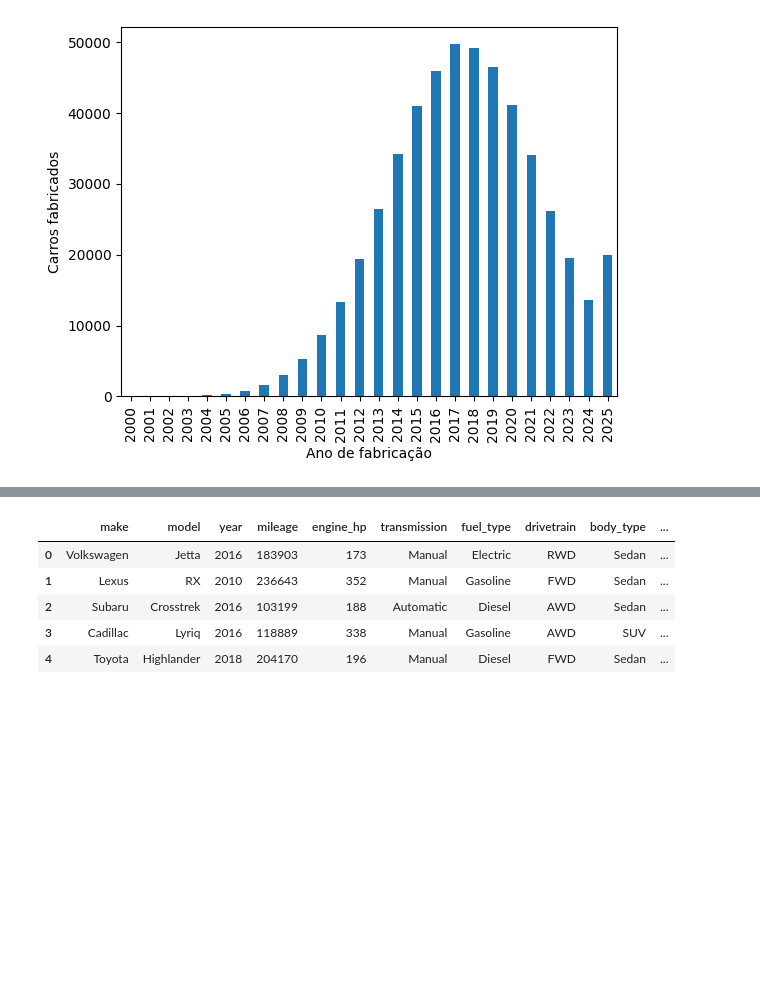
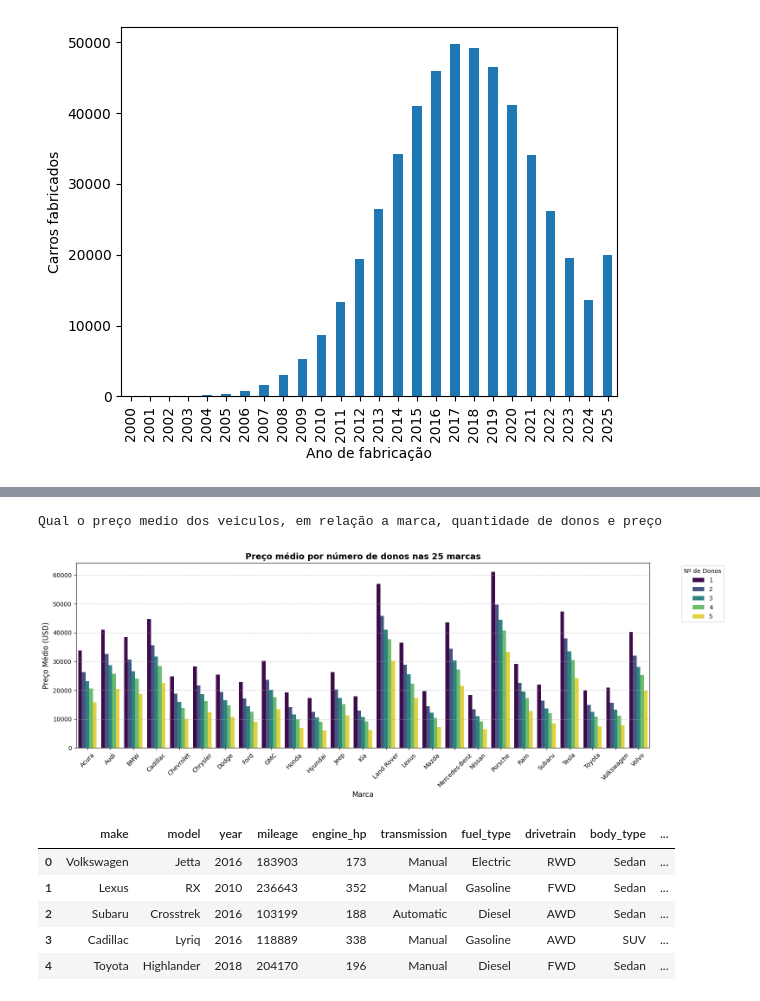
Before and after one commit to Erc-prog-xD/CienciaDeDados, a Jupyter notebook: notebooks/vehicle-notebook.ipynb, the cells around one changed output, grey strips where cells are left out. Drawn from its saved outputs; the diff is of its cells as text; code cells hidden in the pictures; blank space fills up the shorter version.

```diff
--- a/notebooks/vehicle-notebook.ipynb
+++ b/notebooks/vehicle-notebook.ipynb
@@ -105,2 +236,40 @@ plt.show()
 # %%
-print("Correlação: Quilometragem <-> Preço")
+print("Qual o preço medio dos veiculos, em relação a marca, quantidade de donos e preço")
+
+
+# === 2️⃣ Agrupar por marca e número de proprietários ===
+brand_owner_avg = (
+    df.groupby(["make", "owner_count"])["price"]
+    .mean()
+    .reset_index()
+)
+
+# === 3️⃣ Calcular preço médio geral por marca ===
+brand_avg_price = df.groupby("make")["price"].mean().sort_values(ascending=False)
+
+# Selecionar as 25 marcas com maior preço médio
+top_brands = brand_avg_price.head(25).index
+filtered = brand_owner_avg[brand_owner_avg["make"].isin(top_brands)]
+# === 4️⃣ Criar o gráfico ===
+plt.figure(figsize=(16,6))
+sns.barplot(
+    data=filtered,
+    x="make",
+    y="price",
+    hue="owner_count",
+    palette="viridis"
+)
+
+# === 5️⃣ Personalização visual ===
+plt.title("Preço médio por número de donos nas 25 marcas", fontsize=14, weight='bold')
+plt.xlabel("Marca", fontsize=12)
+plt.ylabel("Preço Médio (USD)", fontsize=12)
+plt.legend(title="Nº de Donos", bbox_to_anchor=(1.05, 1), loc='upper left')
+plt.xticks(rotation=45)
+plt.grid(axis='y', linestyle='--', alpha=0.7)
+
+plt.tight_layout()
+plt.show()
+# %% [output]
+Qual o preço medio dos veiculos, em relação a marca, quantidade de donos e preço
+[figure, added]
```
Also changed, not shown: parts of 16 cells of this notebook.
